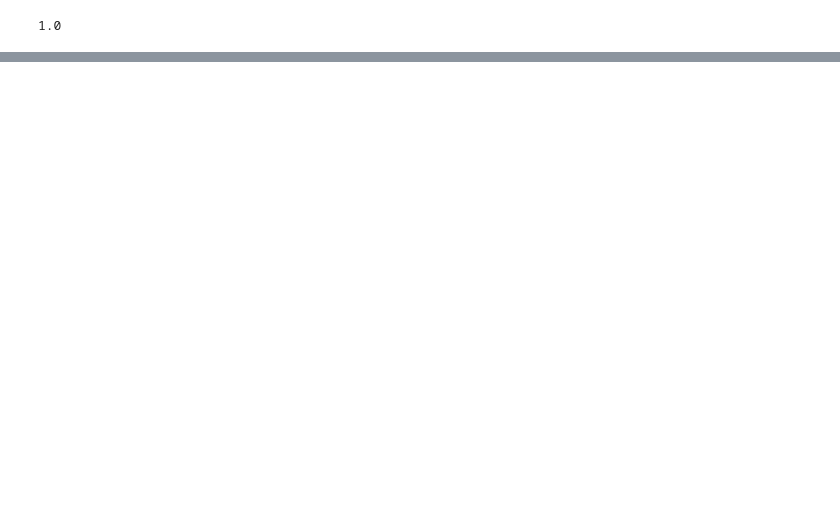
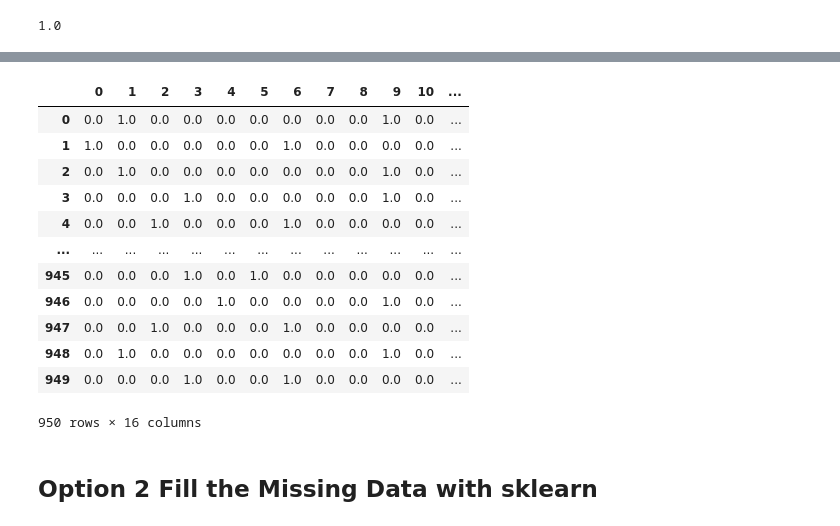
Before and after one commit to Dharshansk16/Machine-Learning-Data-Modelling-, a Jupyter notebook: Scikit_Learn/Introduction_to_scikit-learn.ipynb, the cells around one changed output, grey strips where cells are left out. Saved outputs shown, nothing was run; the diff lists cells and outputs as text; code cells hidden in the pictures; blank space fills up the shorter version.

```diff
--- a/Scikit_Learn/Introduction_to_scikit-learn.ipynb
+++ b/Scikit_Learn/Introduction_to_scikit-learn.ipynb
@@ -172,0 +278,3 @@ loaded_model.score(x_test, y_test)
+# %%
+car_sales_missing = pd.read_csv("../datasets/car-sales-extended-missing-data.csv")
+car_sales_missing.head(10)
@@ -172,0 +339,7 @@ loaded_model.score(x_test, y_test)
+# %%
+#Fill the missing Columns
+car_sales_missing.fillna({"Make":"missing",
+                          "Colour":"missing",
+                          "Odometer (KM)":"missing",
+                          "Doors":4,
+                          }, inplace=True)
@@ -172,0 +355,3 @@ loaded_model.score(x_test, y_test)
+# %%
+#To remove Missing values from Price Column we will drop the rows with missing Values
+car_sales_missing.dropna(subset=["Price"], inplace=True)
@@ -172,0 +388,30 @@ loaded_model.score(x_test, y_test)
+# %%
+from sklearn.preprocessing import OneHotEncoder
+from sklearn.compose import ColumnTransformer
+
+categorical_features= ["Make", "Colour", "Doors"]
+one_hot = OneHotEncoder()
+
+transformer = ColumnTransformer([("one_hot",
+                                  one_hot,
+                                  categorical_features)],
+                                  remainder="passthrough")
+transformed_X = transformer.fit_transform(car_sales_missing)
+transformed_X
+pd.DataFrame(transformed_X)
+# %% [output]
+|  | 0 | 1 | 2 | 3 | 4 | 5 | 6 | 7 | 8 | 9 | 10 | ... |
+| 0 | 0.0 | 1.0 | 0.0 | 0.0 | 0.0 | 0.0 | 0.0 | 0.0 | 0.0 | 1.0 | 0.0 | ... |
+| 1 | 1.0 | 0.0 | 0.0 | 0.0 | 0.0 | 0.0 | 1.0 | 0.0 | 0.0 | 0.0 | 0.0 | ... |
+| 2 | 0.0 | 1.0 | 0.0 | 0.0 | 0.0 | 0.0 | 0.0 | 0.0 | 0.0 | 1.0 | 0.0 | ... |
+| 3 | 0.0 | 0.0 | 0.0 | 1.0 | 0.0 | 0.0 | 0.0 | 0.0 | 0.0 | 1.0 | 0.0 | ... |
+| 4 | 0.0 | 0.0 | 1.0 | 0.0 | 0.0 | 0.0 | 1.0 | 0.0 | 0.0 | 0.0 | 0.0 | ... |
+| ... | ... | ... | ... | ... | ... | ... | ... | ... | ... | ... | ... | ... |
+| 945 | 0.0 | 0.0 | 0.0 | 1.0 | 0.0 | 1.0 | 0.0 | 0.0 | 0.0 | 0.0 | 0.0 | ... |
+| 946 | 0.0 | 0.0 | 0.0 | 0.0 | 1.0 | 0.0 | 0.0 | 0.0 | 0.0 | 1.0 | 0.0 | ... |
+| 947 | 0.0 | 0.0 | 1.0 | 0.0 | 0.0 | 0.0 | 1.0 | 0.0 | 0.0 | 0.0 | 0.0 | ... |
+| 948 | 0.0 | 1.0 | 0.0 | 0.0 | 0.0 | 0.0 | 0.0 | 0.0 | 0.0 | 1.0 | 0.0 | ... |
+| 949 | 0.0 | 0.0 | 0.0 | 1.0 | 0.0 | 0.0 | 1.0 | 0.0 | 0.0 | 0.0 | 0.0 | ... |
+950 rows × 16 columns
+# %% [markdown]
+## Option 2 Fill the Missing Data with sklearn
```
Also changed, not shown: parts of 53 cells of this notebook, 6 other files.
